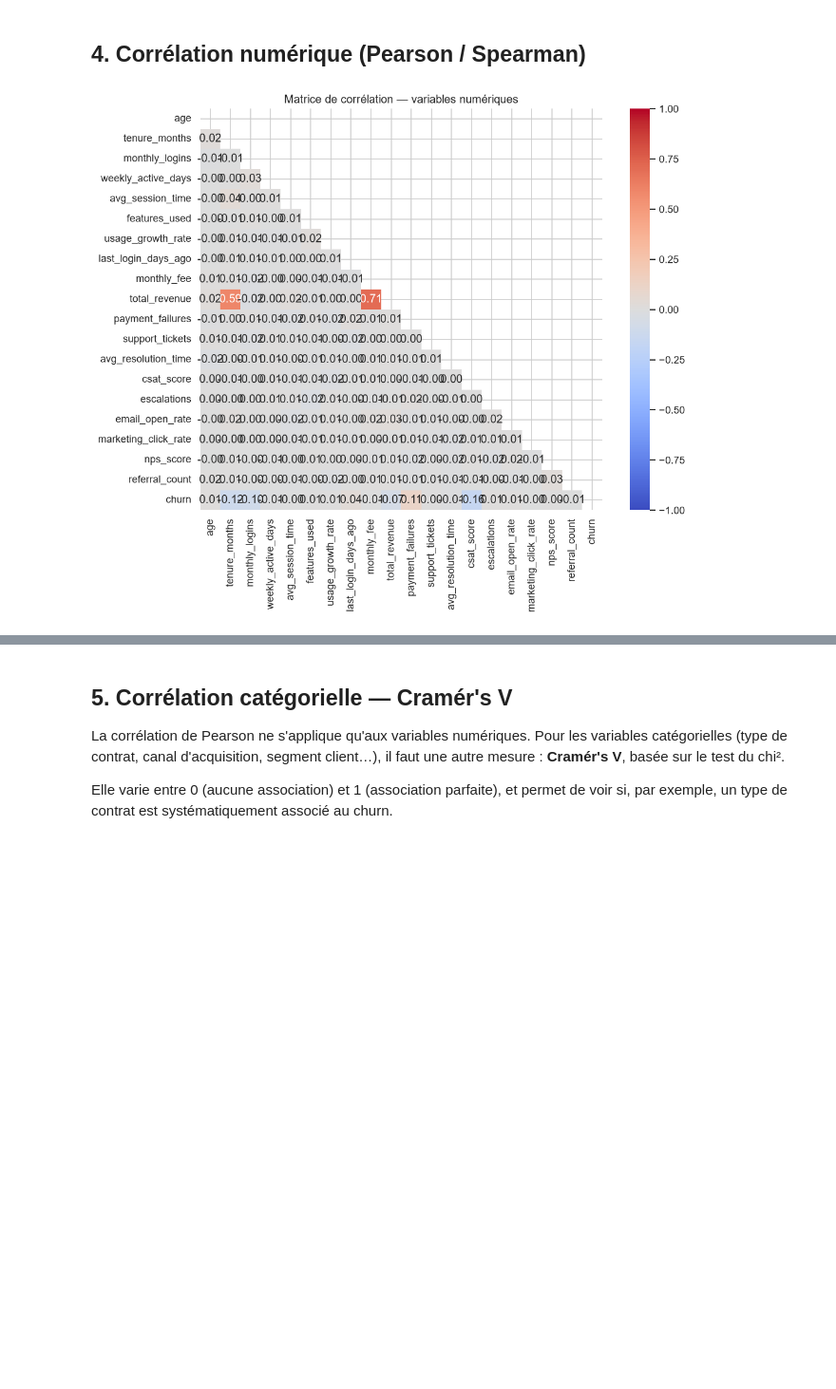
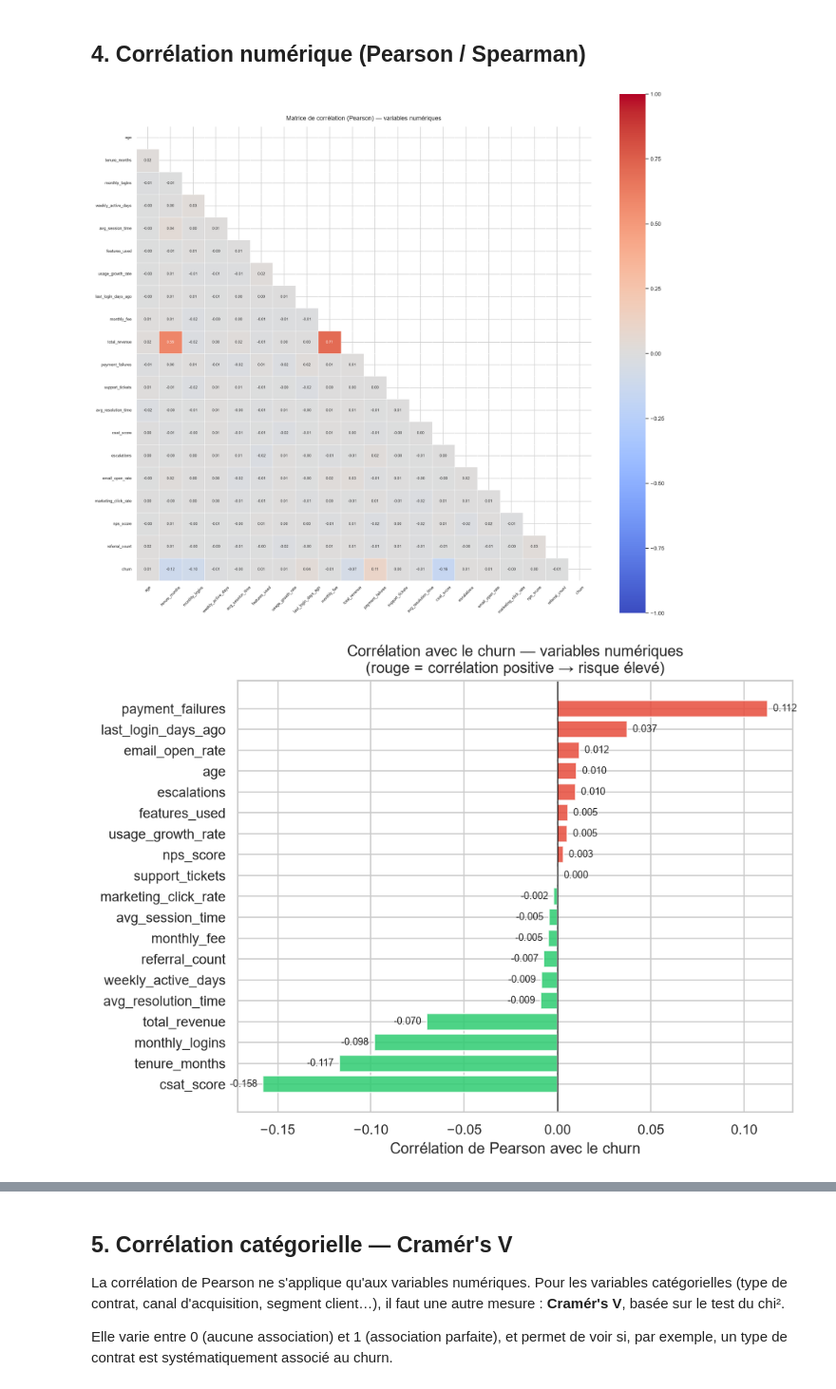
Before and after one commit to jeffgbanziali/costomer_churn, a Jupyter notebook: notebooks/01_eda.ipynb, the cells around one changed output, grey strips where cells are left out. Shown at 95% size. Drawn from its saved outputs; the diff is of its cells as text; code cells hidden in the pictures; blank space fills up the shorter version.

```diff
--- a/notebooks/01_eda.ipynb
+++ b/notebooks/01_eda.ipynb
@@ -131,17 +131,51 @@ plt.show()
 [figure]
 # %% [markdown]
 ## 4. Corrélation numérique (Pearson / Spearman)
-# %%
-numeric_cols = df.select_dtypes(include='number').columns.tolist()
-corr = df[numeric_cols].corr()
-
-fig, ax = plt.subplots(figsize=(10, 8))
-mask = np.triu(np.ones_like(corr, dtype=bool))
-sns.heatmap(corr, mask=mask, annot=True, fmt='.2f', cmap='coolwarm', center=0,
-            vmin=-1, vmax=1, ax=ax, square=True)
-ax.set_title('Matrice de corrélation — variables numériques')
-plt.tight_layout()
-plt.savefig('../reports/figures/01_correlation_numeric.png', bbox_inches='tight')
-plt.show()
-# %% [output]
-[figure, removed]
+# %%
+numeric_cols = df.select_dtypes(include='number').columns.tolist()
+corr = df[numeric_cols].corr()
+
+# --- Graphique 1 : heatmap complète (triangle inférieur) ---
+# figsize proportionnel au nombre de variables pour que chaque cellule reste lisible
+n_vars = len(numeric_cols)
+fig, ax = plt.subplots(figsize=(n_vars * 0.85, n_vars * 0.75))
+mask = np.triu(np.ones_like(corr, dtype=bool))
+sns.heatmap(
+    corr, mask=mask,
+    annot=True, fmt='.2f', annot_kws={'size': 7},   # police réduite pour 20 variables
+    cmap='coolwarm', center=0, vmin=-1, vmax=1,
+    ax=ax, square=True,
+    linewidths=0.3, linecolor='white',
+)
+ax.set_title('Matrice de corrélation (Pearson) — variables numériques', fontsize=12, pad=12)
+ax.tick_params(axis='x', rotation=45, labelsize=8)
+ax.tick_params(axis='y', rotation=0,  labelsize=8)
+plt.tight_layout()
+plt.savefig('../reports/figures/01_correlation_numeric.png', bbox_inches='tight')
+plt.show()
+
+# --- Graphique 2 : corrélation de chaque variable avec le churn (barplot horizontal) ---
+# Plus lisible pour identifier les variables prédictives clés
+churn_corr = corr['churn'].drop('churn').sort_values()
+colors = ['#e74c3c' if v > 0 else '#2ecc71' for v in churn_corr]
+
+fig2, ax2 = plt.subplots(figsize=(8, 6))
+bars = ax2.barh(churn_corr.index, churn_corr.values, color=colors, alpha=0.85)
+ax2.axvline(0, color='black', linewidth=0.8)
+ax2.set_xlabel('Corrélation de Pearson avec le churn')
+ax2.set_title('Corrélation avec le churn — variables numériques\n(rouge = corrélation positive → risque élevé)')
+# Annoter chaque barre avec la valeur
+for bar, val in zip(bars, churn_corr.values):
+    ax2.text(val + (0.003 if val >= 0 else -0.003), bar.get_y() + bar.get_height()/2,
+             f'{val:.3f}', va='center', ha='left' if val >= 0 else 'right', fontsize=8)
+plt.tight_layout()
+plt.savefig('../reports/figures/01_correlation_with_churn.png', bbox_inches='tight')
+plt.show()
+
+print('Variables les plus corrélées positivement avec le churn :')
+print(churn_corr.tail(5).to_string())
+print('\nVariables les plus corrélées négativement avec le churn :')
+print(churn_corr.head(5).to_string())
+# %% [output]
+[figure, added]
+[figure, added]
```
Also changed, not shown: parts of 17 cells of this notebook, 3 other files.
